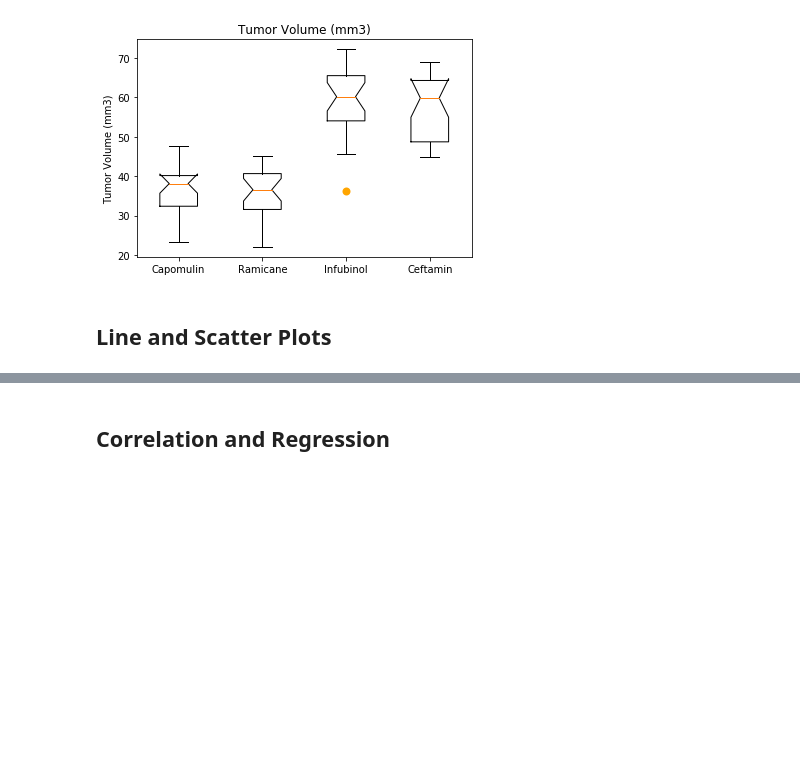
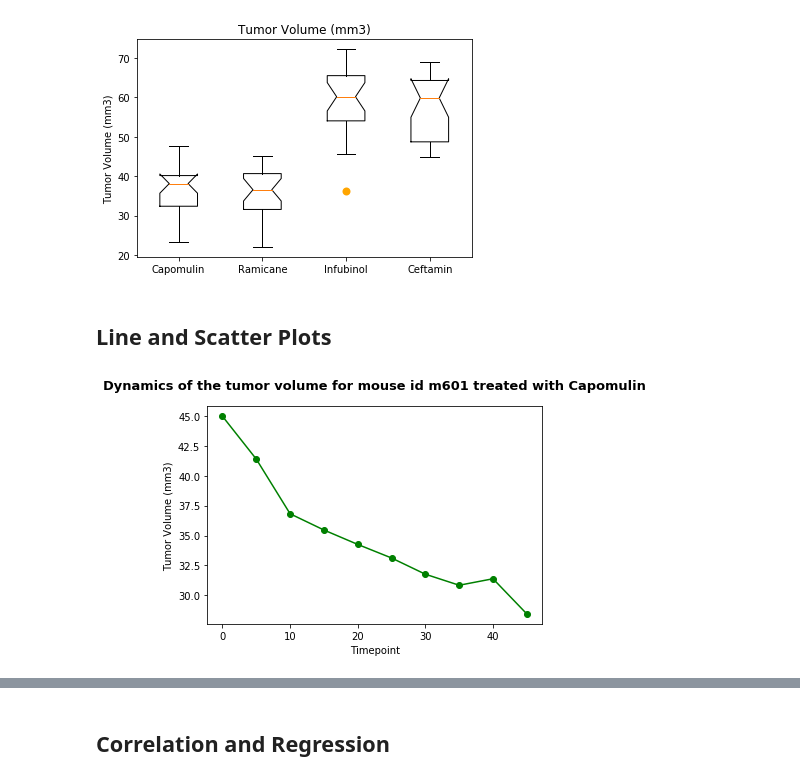
Before and after one commit to AndriyKDA/Matplotlib_challenge, a Jupyter notebook: Pymaceuticals/pymaceuticals_starter.ipynb, the cells around one changed output, grey strips where cells are left out. Saved outputs shown, nothing was run; the diff lists cells and outputs as text; code cells hidden in the pictures; blank space fills up the shorter version.

```diff
--- a/Pymaceuticals/pymaceuticals_starter.ipynb
+++ b/Pymaceuticals/pymaceuticals_starter.ipynb
@@ -444,0 +411,12 @@ plt.show()
+# %%
+# Generate a line plot of tumor volume vs. time point for a mouse treated with Capomulin
+mouse = "m601"
+capomulin_plot = pd.DataFrame(clean_df.loc[(clean_df["Drug Regimen"] == regimens[0]) & (clean_df["Mouse ID"] == mouse),:])
+capomulin_plot
+plt.plot(capomulin_plot["Timepoint"],capomulin_plot["Tumor Volume (mm3)"], color = "g", marker = "o")
+plt.title(f"Dynamics of the tumor volume for mouse id {mouse} treated with {regimens[0]}", fontsize = 13, fontweight = 'bold',y=1.05)
+plt.xlabel("Timepoint")
+plt.ylabel("Tumor Volume (mm3)")
+plt.show()
+# %% [output]
+[figure, added]
```
Also changed, not shown: parts of 11 cells of this notebook, 1 other file.
